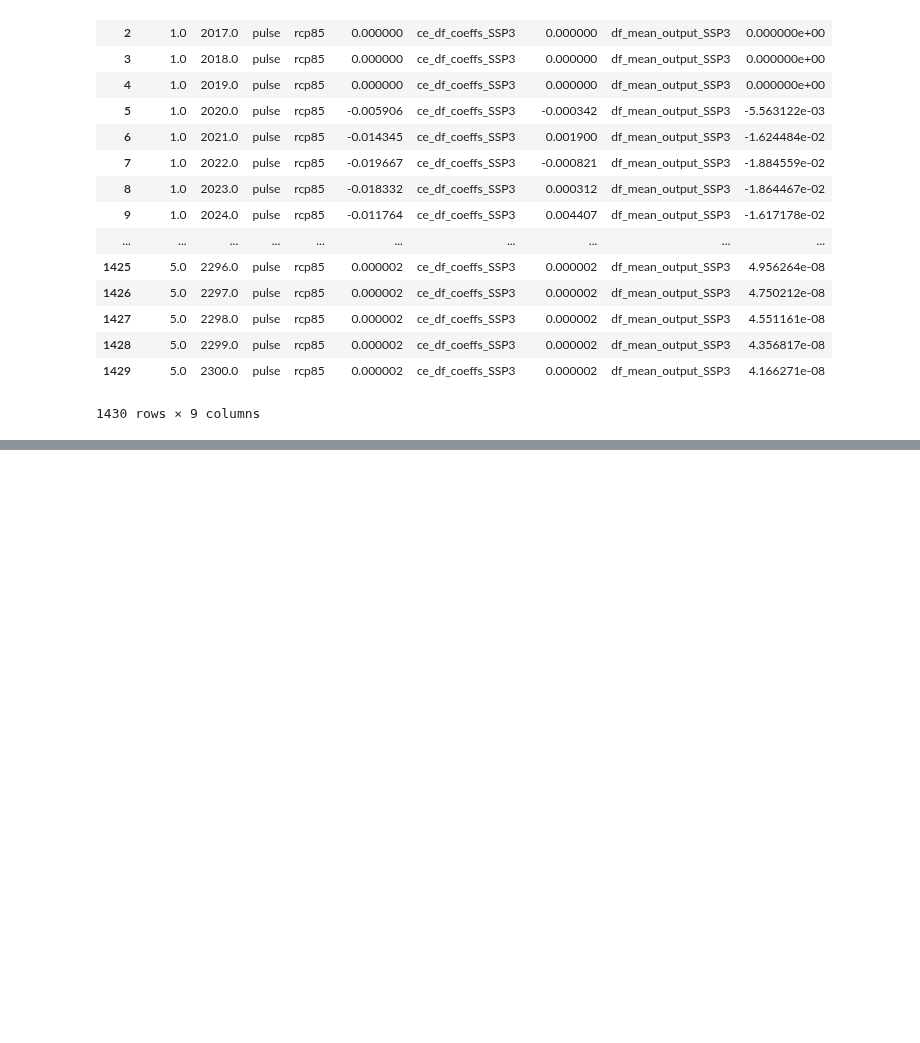
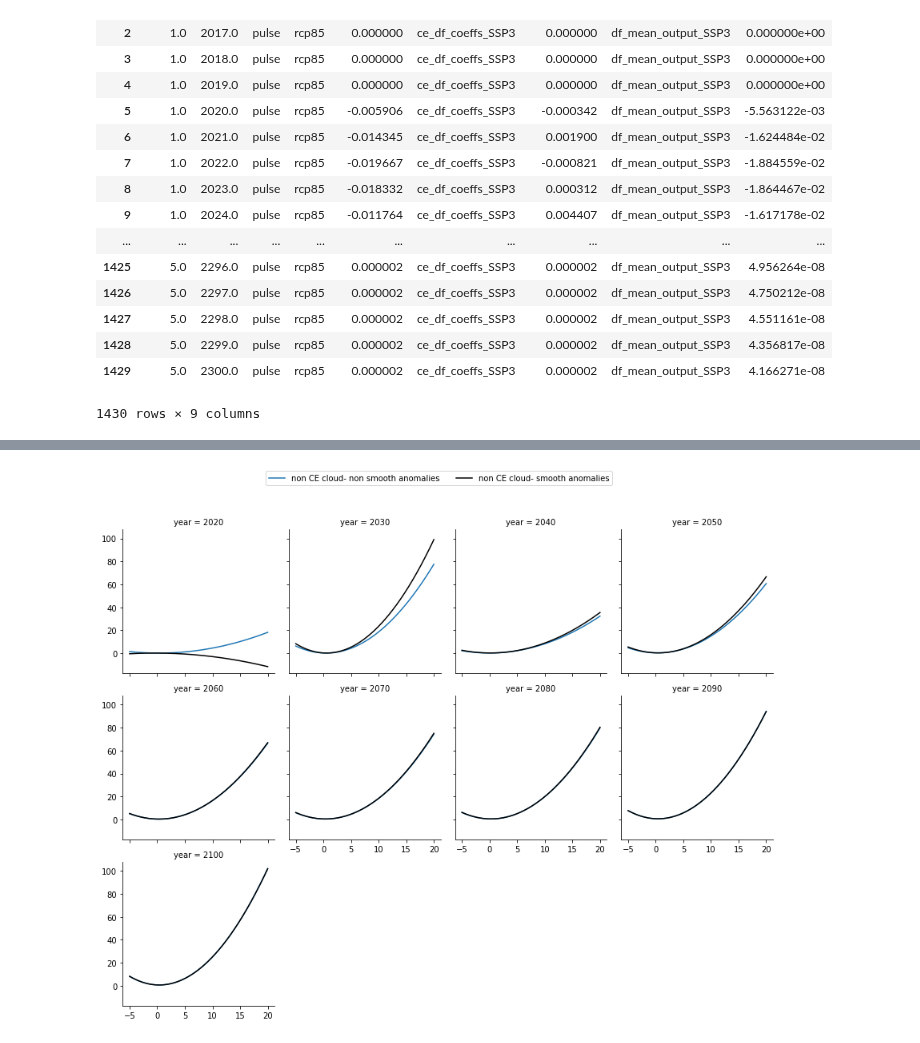
Before and after one commit to ClimateImpactLab/labor-code-release-2020, a Jupyter notebook: 4_post_projection/ce/2_scc/ce_og_SCC_comparison.ipynb, the cells around one changed output, grey strips where cells are left out. Drawn from its saved outputs; the diff is of its cells as text; code cells hidden in the pictures; blank space fills up the shorter version.

```diff
--- a/4_post_projection/ce/2_scc/ce_og_SCC_comparison.ipynb
+++ b/4_post_projection/ce/2_scc/ce_og_SCC_comparison.ipynb
@@ -157,0 +113,12 @@ plt.legend()
+# %%
+# overlaid grid plot of all years where ce_df_T < mc_df_T as per the SCC calculation
+
+# comparison of smooth anomalies CE, non-CE cloud, and non-CE mean
+df1 = pd.merge(pd.merge(ce_df, mc_sm_df, on = ['year', 'temp'], how = 'outer'), mc_col_sm_df, on = ['year', 'temp'], how = 'outer')
+df1 = df1[df1['year'].isin(years_low)]
+
+years = list(range(2020, 2101, 10))
+# comparison of non-CE cloud smooth vs non-smooth anomalies
+df2 = pd.merge(mc_sm_df, mc_df, on = ['year', 'temp'], how = 'outer')
+df2 = df2[df2['year'].isin(years)]
+# df2.groupby('year').temp.unique()
@@ -157,0 +136,8 @@ plt.legend()
+# %%
+# making the grid plot
+g = sns.FacetGrid(df2, col="year", col_wrap=4, sharey=True)
+g.map_dataframe(sns.lineplot, x='temp', y='mc_df_T', color = "C0", label="non CE cloud- non smooth anomalies").map_dataframe(sns.lineplot, x='temp', y='mc_sm_df_T', color = "k", label="non CE cloud- smooth anomalies")
+lgd = plt.legend(bbox_to_anchor=(3.25,3.75), ncol=2)
+plt.savefig('/home/nsharma/repos/labor-code-release-2020/output/ce/damage_function_comparison/non_CE_cloud_comparison.pdf', format='pdf', bbox_extra_artists=(lgd,), bbox_inches='tight')
+# %% [output]
+[figure, added]
```
Also changed, not shown: parts of 19 cells of this notebook, 20 other files.
